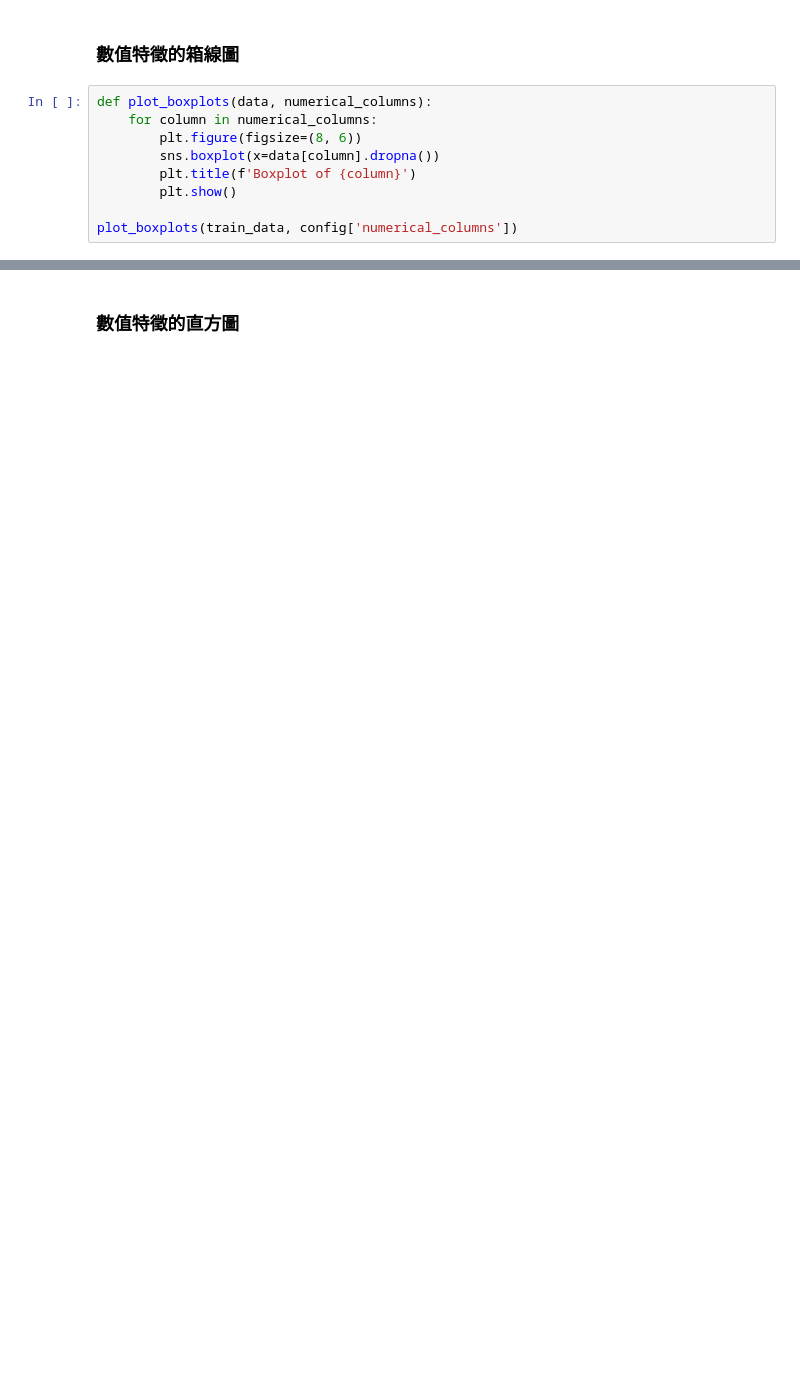
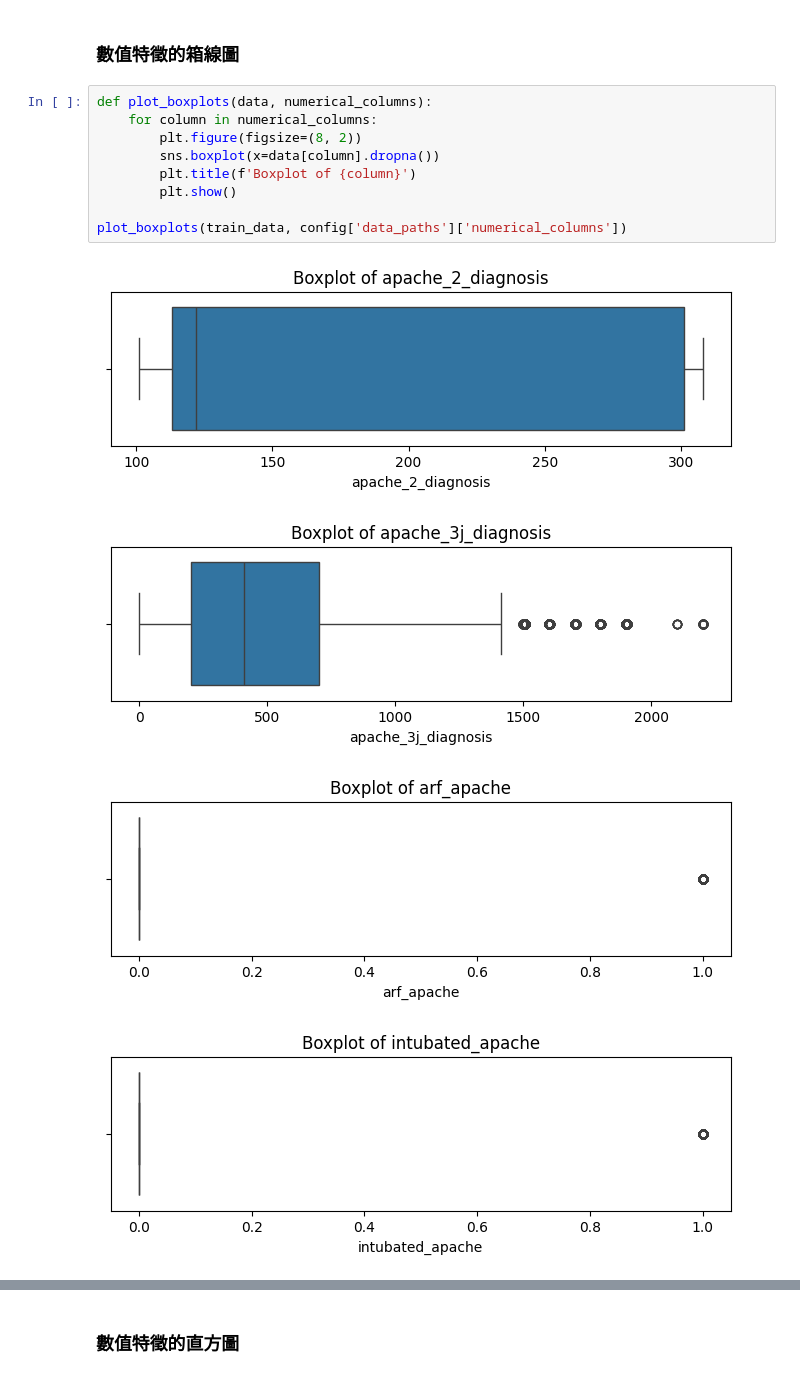
Before and after one commit to tonytonytonytony029/DM_HW2_313554059, a Jupyter notebook: Code/.ipynb, the cells around one changed output, grey strips where cells are left out. Saved outputs shown, nothing was run; the diff lists cells and outputs as text; blank space fills up the shorter version.

```diff
--- a/Code/.ipynb
+++ b/Code/.ipynb
@@ -185,9 +317,14 @@ KeyError: 'numerical_columns'
 # %%
 def plot_boxplots(data, numerical_columns):
     for column in numerical_columns:
-        plt.figure(figsize=(8, 6))
+        plt.figure(figsize=(8, 2))
         sns.boxplot(x=data[column].dropna())
         plt.title(f'Boxplot of {column}')
         plt.show()
 
-plot_boxplots(train_data, config['numerical_columns'])
+plot_boxplots(train_data, config['data_paths']['numerical_columns'])
+# %% [output]
+[figure, added]
+[figure, added]
+[figure, added]
+[figure, added]
```
Also changed, not shown: parts of 29 cells of this notebook, 3 other files.
